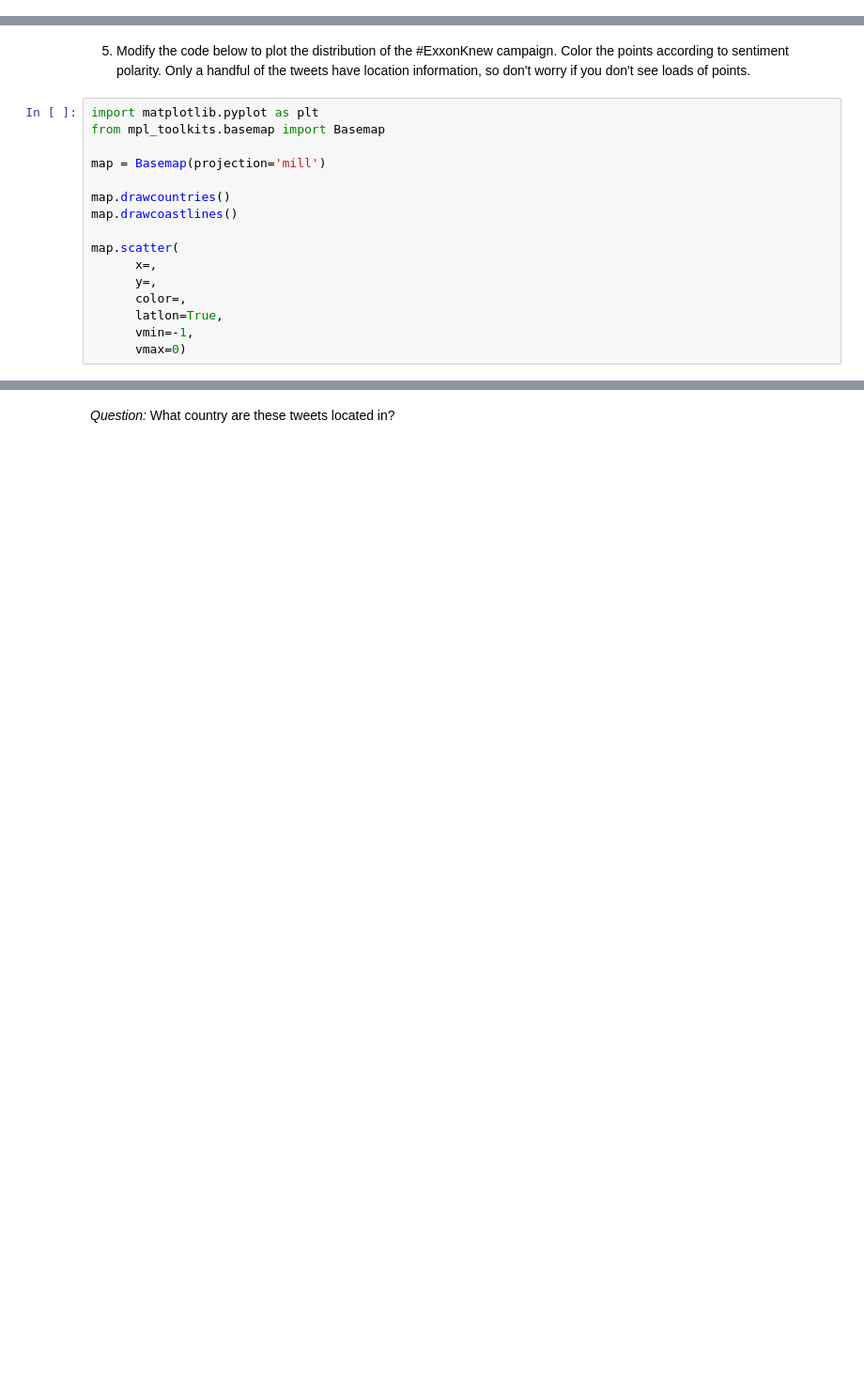
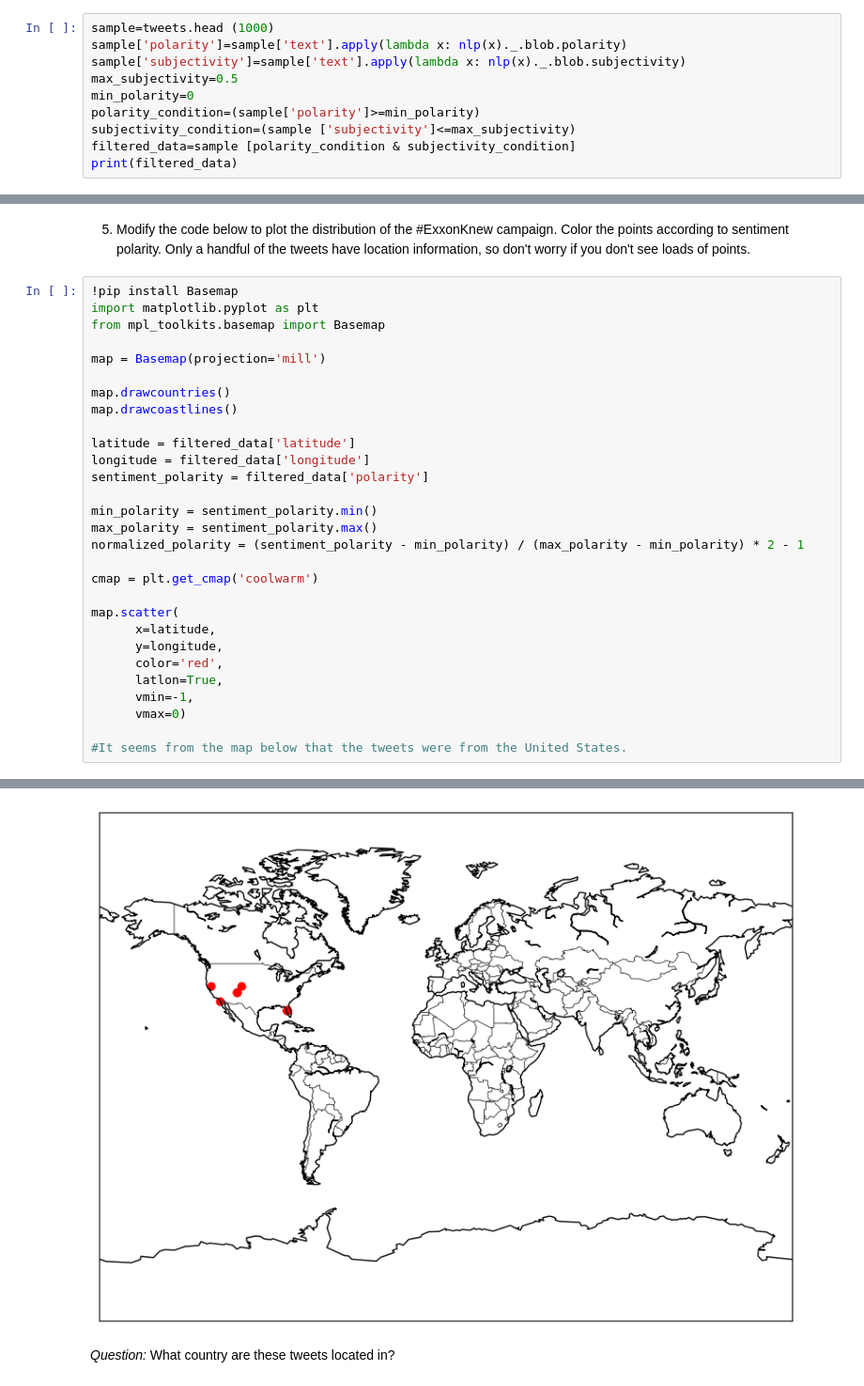
Before and after one commit to anasserucl/QM2, a Jupyter notebook: notebooks/W04. Natural Language Processing.ipynb, the cells around one changed output, grey strips where cells are left out. Shown at 94% size. Drawn from its saved outputs; the diff is of its cells as text; blank space fills up the shorter version.

```diff
--- a/notebooks/W04. Natural Language Processing.ipynb
+++ b/notebooks/W04. Natural Language Processing.ipynb
@@ -624,3 +633,13 @@ In the code cell below:
 2. Using a lambda function, `.apply(lambda x: nlp(x)._.blob.polarity)`, create a column in the sample dataframe that contains the polarity of each tweet.
 3. Create a column that contains the subjectivity score for each tweet.
 4. Filter the dataframe to discard tweets that are not subjective (subjectivity score < 0.5) *and* tweets that have negative sentiment (polarity score < 0).
+# %%
+sample=tweets.head (1000)
+sample['polarity']=sample['text'].apply(lambda x: nlp(x)._.blob.polarity)
+sample['subjectivity']=sample['text'].apply(lambda x: nlp(x)._.blob.subjectivity)
+max_subjectivity=0.5
+min_polarity=0
+polarity_condition=(sample['polarity']>=min_polarity)
+subjectivity_condition=(sample ['subjectivity']<=max_subjectivity)
+filtered_data=sample [polarity_condition & subjectivity_condition]
+print(filtered_data)
@@ -627,6 +674,7 @@ In the code cell below:
 # %% [markdown]
 5. Modify the code below to plot the distribution of the #ExxonKnew campaign. Color the points according to sentiment polarity. Only a handful of the tweets have location information, so don't worry if you don't see loads of points.
 # %%
+!pip install Basemap
 import matplotlib.pyplot as plt
 from mpl_toolkits.basemap import Basemap
 
@@ -635,10 +683,23 @@ map = Basemap(projection='mill')
 map.drawcountries()
 map.drawcoastlines()
 
+latitude = filtered_data['latitude']
+longitude = filtered_data['longitude']
+sentiment_polarity = filtered_data['polarity']
+
+min_polarity = sentiment_polarity.min()
+max_polarity = sentiment_polarity.max()
+normalized_polarity = (sentiment_polarity - min_polarity) / (max_polarity - min_polarity) * 2 - 1
+
+cmap = plt.get_cmap('coolwarm')
+
 map.scatter(
-      x=,
-      y=,
-      color=,
+      x=latitude,
+      y=longitude,
+      color='red',
       latlon=True,
       vmin=-1,
       vmax=0)
+
+#It seems from the map below that the tweets were from the United States.
+# %% [output]
@@ -645,2 +727,3 @@ map.scatter(
+[figure, added]
 # %% [markdown]
 *Question:* What country are these tweets located in?
```
Also changed, not shown: parts of 8 cells of this notebook.
